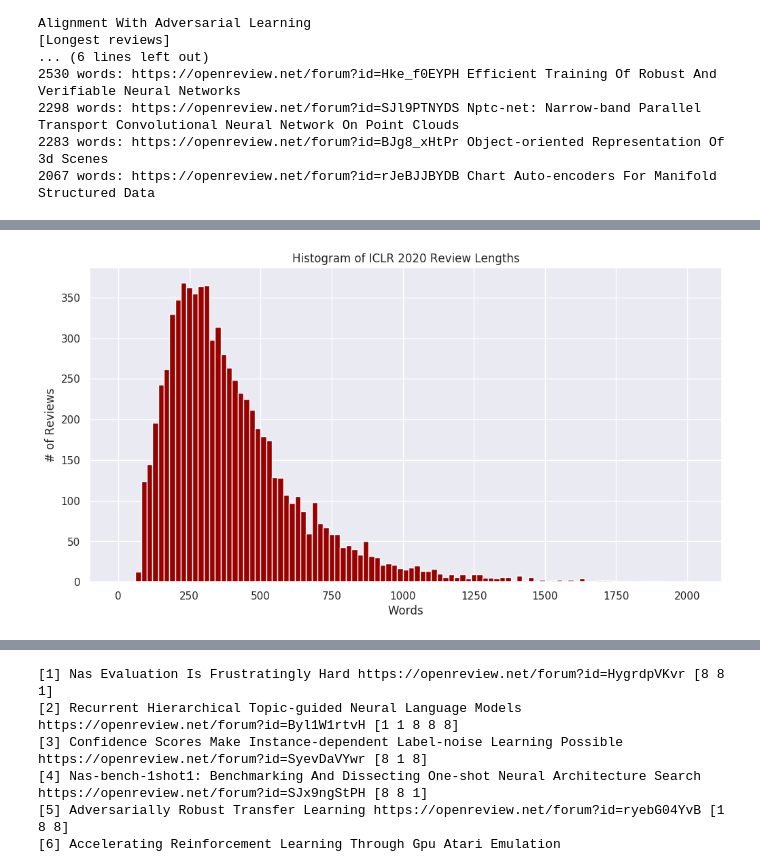
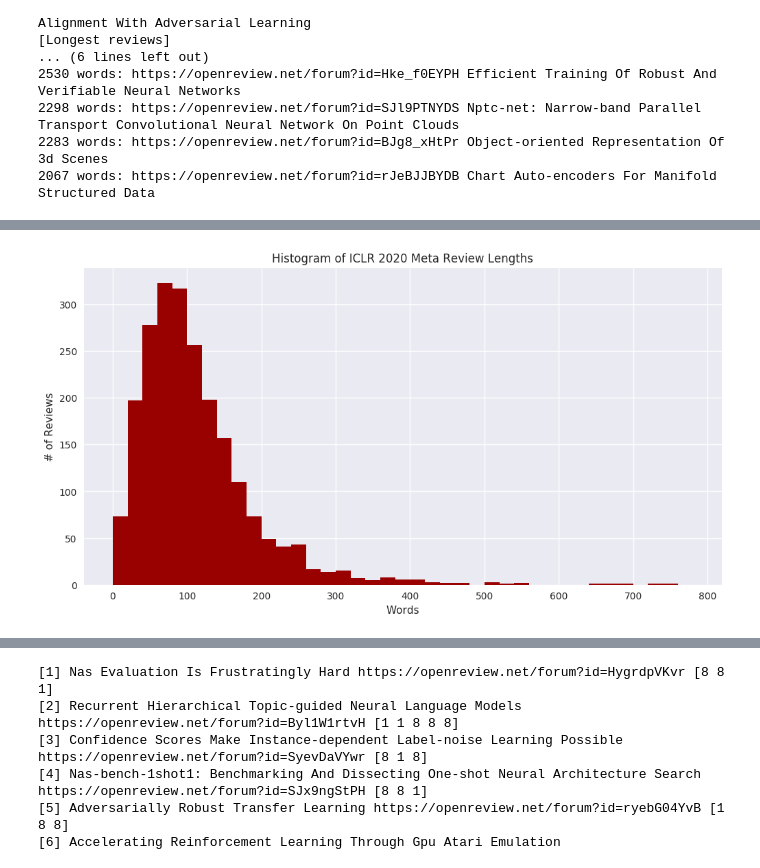
Before and after one commit to shaohua0116/ICLR2020-OpenReviewData, a Jupyter notebook: demo.ipynb, the cells around one changed output, grey strips where cells are left out. Cells and saved outputs as stored; diff of their text form; code cells hidden in the pictures.

Commit message:
add meta review len analysis

```diff
--- a/demo.ipynb
+++ b/demo.ipynb
@@ -372,3 +383,19 @@ for m in meta_list_sorted_review_len_max[:TOP_NUM]:
 2298 words: https://openreview.net/forum?id=SJl9PTNYDS Nptc-net: Narrow-band Parallel Transport Convolutional Neural Network On Point Clouds
 2283 words: https://openreview.net/forum?id=BJg8_xHtPr Object-oriented Representation Of 3d Scenes
 2067 words: https://openreview.net/forum?id=rJeBJJBYDB Chart Auto-encoders For Manifold Structured Data
+# %%
+# Plot histograms of review len
+sns.set()
+fig = plt.figure(figsize=(12, 6))
+plt.title('Histogram of ICLR 2020 Review Lengths')
+
+# Review length hist (remove the 10 shortest/longest reviews)
+interval = 20
+all_review_len_sorted_clip = sorted(all_review_len)[10:-10]
+plt.hist(all_review_len_sorted_clip, bins=[v*interval for v in list(
+    np.array(range(np.max(all_review_len_sorted_clip)//interval)))],
+    color='#990000')
+plt.xlabel('Words')
+plt.ylabel('# of Reviews')
+plt.show()
+fig.savefig('asset/review_len_hist.png')
@@ -375,10 +439,8 @@ for m in meta_list_sorted_review_len_max[:TOP_NUM]:
 # %%
-# average review len
-all_rating = []
-all_review_len = []
+# average meta review len
+all_meta_review_len = []
 for m in meta_list:
-    if len(m.review_len) > 0:
-        all_rating.extend(m.rating)
-        all_review_len.extend(m.review_len)
-print('The average review length: {:.2f} words'.format(np.mean(all_review_len)))
+    if m.meta_review_len > 0:
+        all_meta_review_len.append(m.meta_review_len)
+print('The average meta review length: {:.2f} words'.format(np.mean(all_meta_review_len)))
 # %% [output]
@@ -386,18 +477,18 @@ The average review length: 407.91 words
 # %%
-# Plot histograms of ratings
+# Plot histograms of meta review len
 sns.set()
 fig = plt.figure(figsize=(12, 6))
-plt.title('Histogram of ICLR 2020 Review Lengths')
+plt.title('Histogram of ICLR 2020 Meta Review Lengths')
 
-# Review length hist (remove the 10 shortest/longest reviews)
+# Review length hist
 interval = 20
-all_review_len_sorted_clip = sorted(all_review_len)[10:-10]
-plt.hist(all_review_len_sorted_clip, bins=[v*interval for v in list(
-    np.array(range(np.max(all_review_len_sorted_clip)//interval)))],
+all_meta_review_len_sorted_clip = sorted(all_meta_review_len)
+plt.hist(all_meta_review_len_sorted_clip, bins=[v*interval for v in list(
+    np.array(range(np.max(all_meta_review_len_sorted_clip)//interval)))],
     color='#990000')
 plt.xlabel('Words')
 plt.ylabel('# of Reviews')
 plt.show()
-fig.savefig('asset/review_len_hist.png')
+fig.savefig('asset/meta_review_len_hist.png')
 # %% [output]
-[figure, old version]
+[figure, new version]
```
Also changed, not shown: parts of 26 cells of this notebook, 17 other files.
